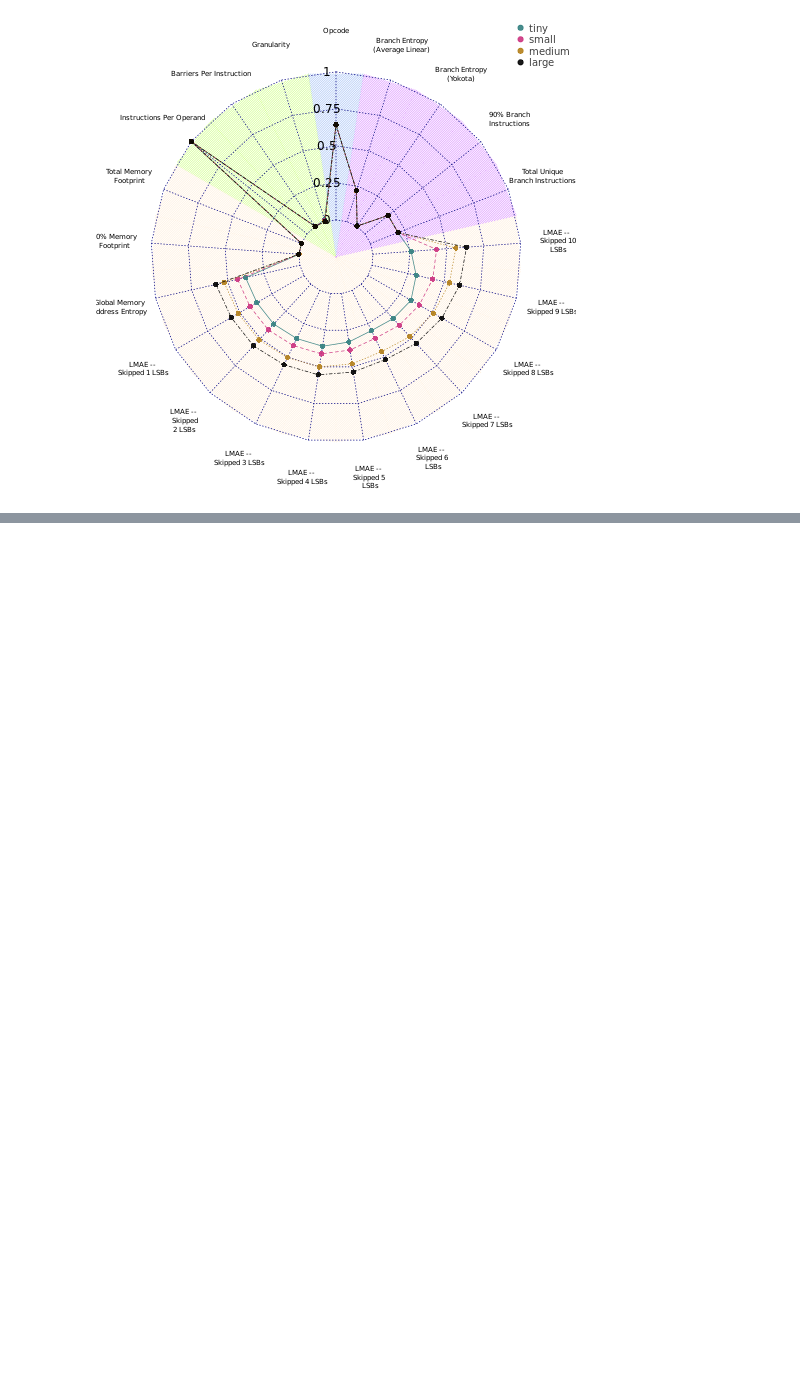
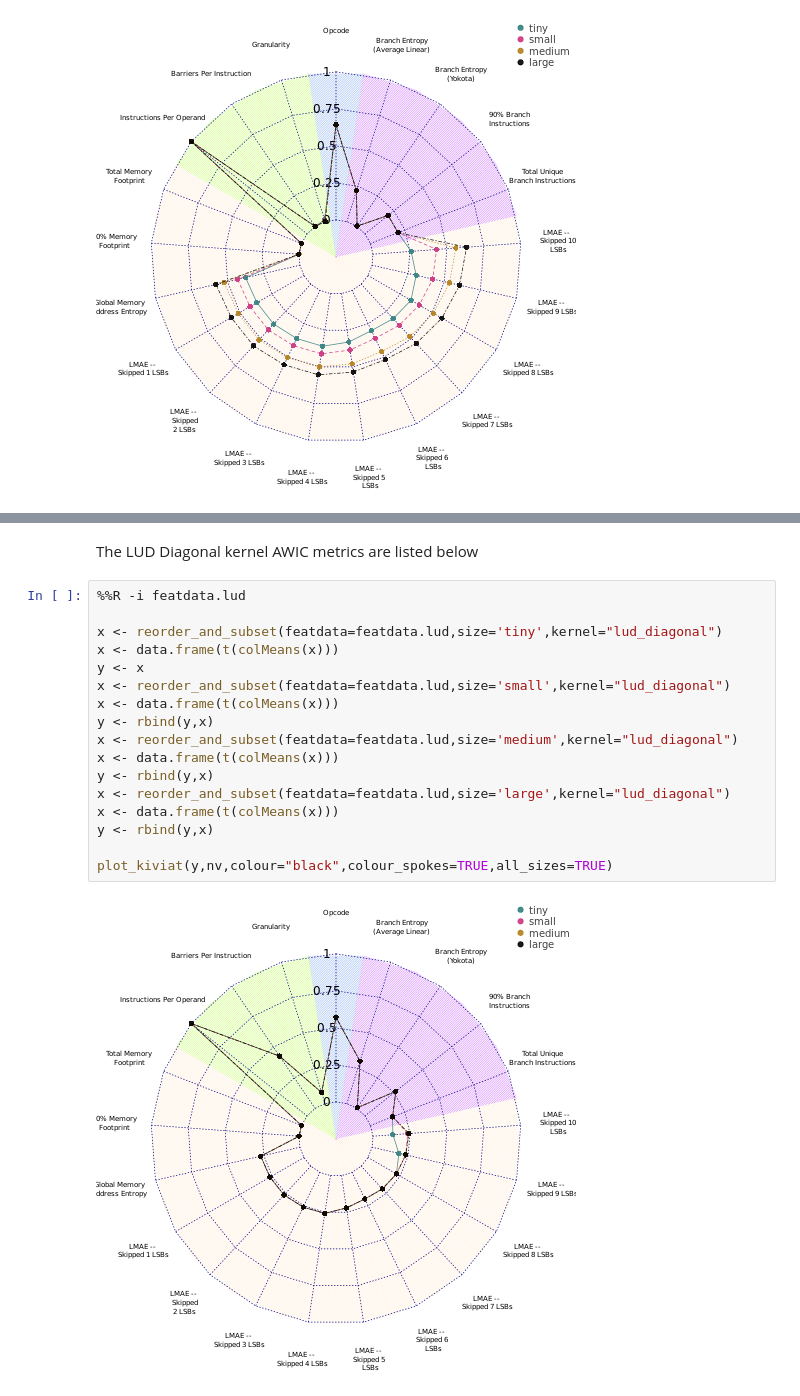
Before and after one commit to BeauJoh/aiwc-opencl-based-architecture-independent-workload-characterization-artefact, a Jupyter notebook: AIWC-figures.ipynb, the cells around one changed output, grey strips where cells are left out. Cells and saved outputs as stored; diff of their text form; blank space fills up the shorter version.

```diff
--- a/AIWC-figures.ipynb
+++ b/AIWC-figures.ipynb
@@ -47,0 +71,21 @@ plot_kiviat(y,nv,colour="black",colour_spokes=TRUE,all_sizes=TRUE)
+# %% [markdown]
+The LUD Diagonal kernel AWIC metrics are listed below
+# %%
+%%R -i featdata.lud
+
+x <- reorder_and_subset(featdata=featdata.lud,size='tiny',kernel="lud_diagonal")
+x <- data.frame(t(colMeans(x)))
+y <- x
+x <- reorder_and_subset(featdata=featdata.lud,size='small',kernel="lud_diagonal")
+x <- data.frame(t(colMeans(x)))
+y <- rbind(y,x)
+x <- reorder_and_subset(featdata=featdata.lud,size='medium',kernel="lud_diagonal")
+x <- data.frame(t(colMeans(x)))
+y <- rbind(y,x)
+x <- reorder_and_subset(featdata=featdata.lud,size='large',kernel="lud_diagonal")
+x <- data.frame(t(colMeans(x)))
+y <- rbind(y,x)
+
+plot_kiviat(y,nv,colour="black",colour_spokes=TRUE,all_sizes=TRUE)
+# %% [output]
+[figure, added]
```
Also changed, not shown: parts of 8 cells of this notebook, 1 other file.
